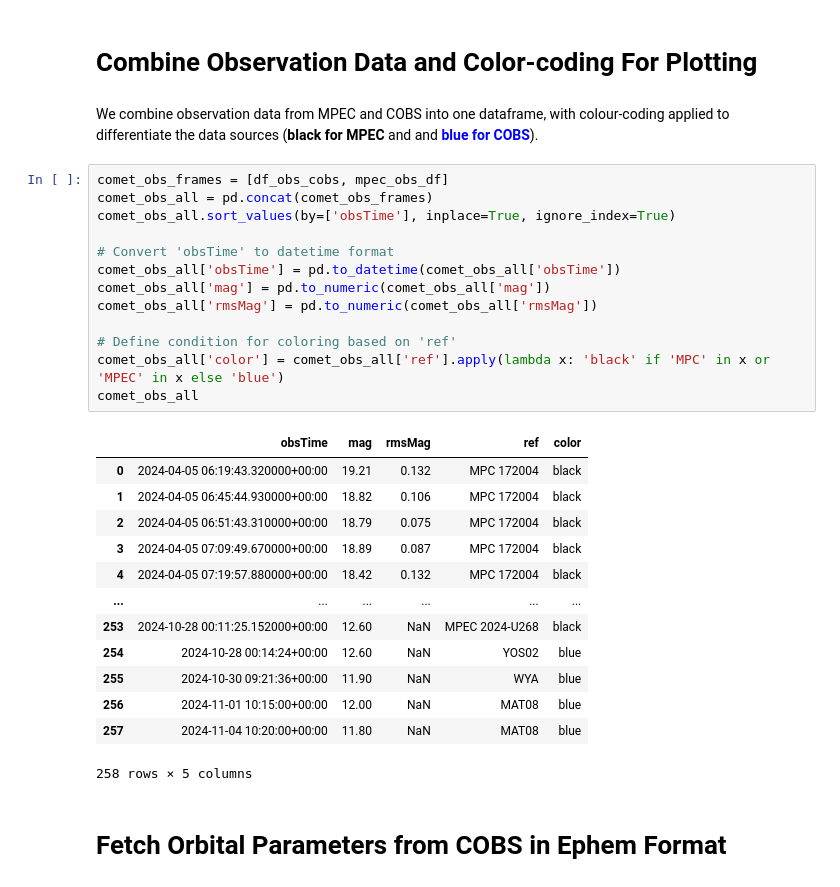
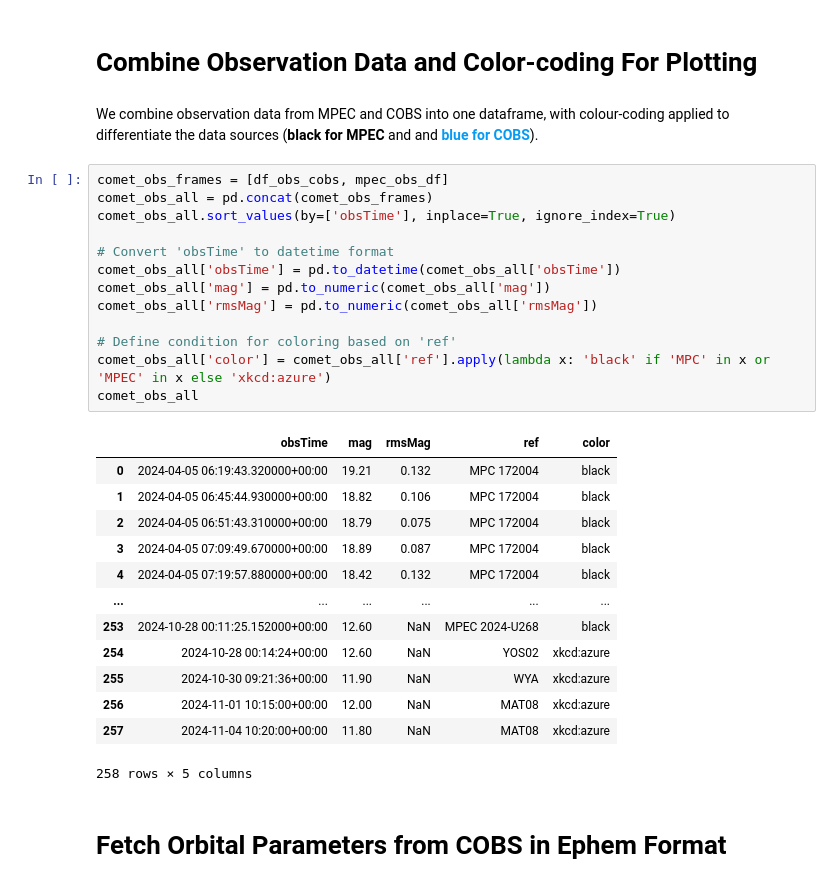
Before and after one commit to aluthfian/c2024g3_magnitude, a Jupyter notebook: c2024g3_magEst.ipynb, the cells around one changed output. Cells and saved outputs as stored; diff of their text form.

```diff
--- a/c2024g3_magEst.ipynb
+++ b/c2024g3_magEst.ipynb
@@ -125,33 +125,33 @@ df_obs_cobs
 # %% [markdown]
 # Combine Observation Data and Color-coding For Plotting
 # %% [markdown]
-We combine observation data from MPEC and COBS into one dataframe, with colour-coding applied to differentiate the data sources (<span style="font-weight: bold;">black for MPEC</span> and and <span style="font-weight: bold; color: blue;">blue for COBS</span>).
+We combine observation data from MPEC and COBS into one dataframe, with colour-coding applied to differentiate the data sources (<span style="font-weight: bold;">black for MPEC</span> and and <span style="font-weight: bold; color: #069af3;">blue for COBS</span>).
 # %%
 comet_obs_frames = [df_obs_cobs, mpec_obs_df]
 comet_obs_all = pd.concat(comet_obs_frames)
 comet_obs_all.sort_values(by=['obsTime'], inplace=True, ignore_index=True)
 
 # Convert 'obsTime' to datetime format
 comet_obs_all['obsTime'] = pd.to_datetime(comet_obs_all['obsTime'])
 comet_obs_all['mag'] = pd.to_numeric(comet_obs_all['mag'])
 comet_obs_all['rmsMag'] = pd.to_numeric(comet_obs_all['rmsMag'])
 
 # Define condition for coloring based on 'ref'
-comet_obs_all['color'] = comet_obs_all['ref'].apply(lambda x: 'black' if 'MPC' in x or 'MPEC' in x else 'blue')
+comet_obs_all['color'] = comet_obs_all['ref'].apply(lambda x: 'black' if 'MPC' in x or 'MPEC' in x else 'xkcd:azure')
 comet_obs_all
 # %% [output]
 |  | obsTime | mag | rmsMag | ref | color |
 | 0 | 2024-04-05 06:19:43.320000+00:00 | 19.21 | 0.132 | MPC 172004 | black |
 | 1 | 2024-04-05 06:45:44.930000+00:00 | 18.82 | 0.106 | MPC 172004 | black |
 | 2 | 2024-04-05 06:51:43.310000+00:00 | 18.79 | 0.075 | MPC 172004 | black |
 | 3 | 2024-04-05 07:09:49.670000+00:00 | 18.89 | 0.087 | MPC 172004 | black |
 | 4 | 2024-04-05 07:19:57.880000+00:00 | 18.42 | 0.132 | MPC 172004 | black |
 | ... | ... | ... | ... | ... | ... |
 | 253 | 2024-10-28 00:11:25.152000+00:00 | 12.60 | NaN | MPEC 2024-U268 | black |
-| 254 | 2024-10-28 00:14:24+00:00 | 12.60 | NaN | YOS02 | blue |
-| 255 | 2024-10-30 09:21:36+00:00 | 11.90 | NaN | WYA | blue |
-| 256 | 2024-11-01 10:15:00+00:00 | 12.00 | NaN | MAT08 | blue |
-| 257 | 2024-11-04 10:20:00+00:00 | 11.80 | NaN | MAT08 | blue |
+| 254 | 2024-10-28 00:14:24+00:00 | 12.60 | NaN | YOS02 | xkcd:azure |
+| 255 | 2024-10-30 09:21:36+00:00 | 11.90 | NaN | WYA | xkcd:azure |
+| 256 | 2024-11-01 10:15:00+00:00 | 12.00 | NaN | MAT08 | xkcd:azure |
+| 257 | 2024-11-04 10:20:00+00:00 | 11.80 | NaN | MAT08 | xkcd:azure |
 258 rows × 5 columns
 # %% [markdown]
 # Fetch Orbital Parameters from COBS in Ephem Format
```
Also changed, not shown: parts of 6 cells of this notebook, 1 other file.
